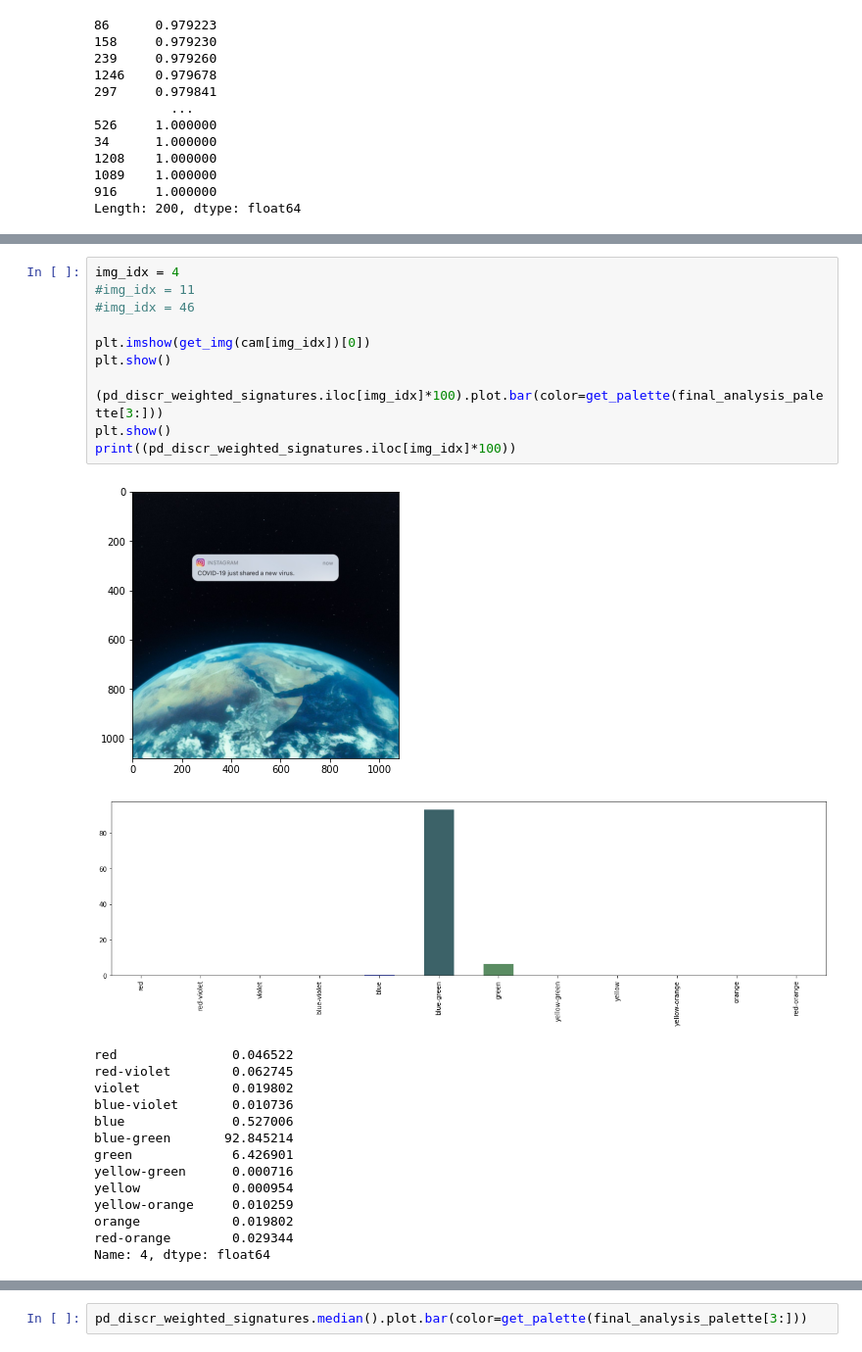
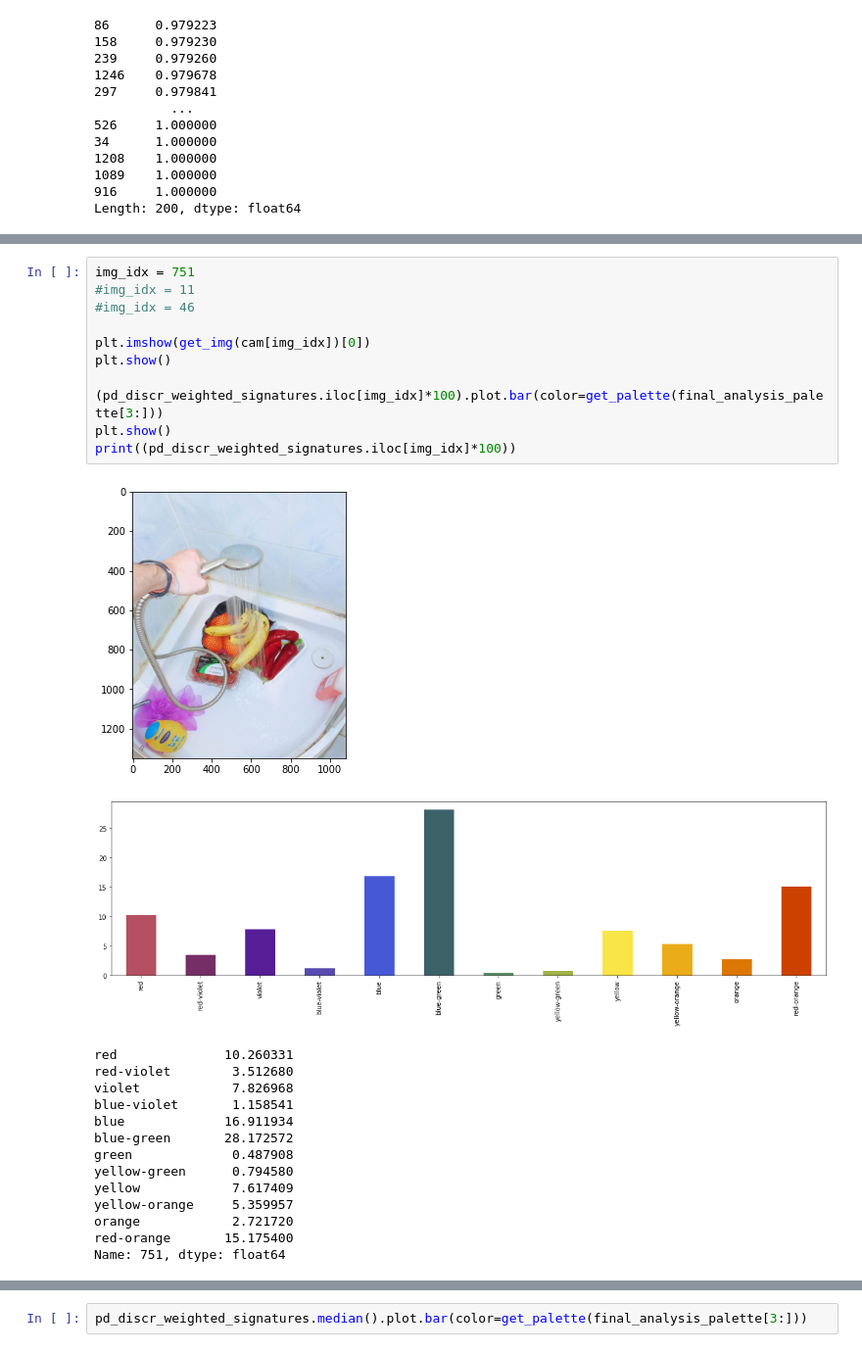
Before and after one commit to uai-art-image-processing/covid19_color_emotion_analysis, a Jupyter notebook: composicion/01_Volumen/02a_Pruebas_Cubo_Colores_Itten.ipynb, the cells around one changed output, grey strips where cells are left out. Shown at 98% size. Saved outputs shown, nothing was run; the diff lists cells and outputs as text.

```diff
--- a/composicion/01_Volumen/02a_Pruebas_Cubo_Colores_Itten.ipynb
+++ b/composicion/01_Volumen/02a_Pruebas_Cubo_Colores_Itten.ipynb
@@ -201,28 +201,28 @@ Length: 200, dtype: float64
 # %%
-img_idx = 4
+img_idx = 751
 #img_idx = 11
 #img_idx = 46
 
 plt.imshow(get_img(cam[img_idx])[0])
 plt.show()
 
 (pd_discr_weighted_signatures.iloc[img_idx]*100).plot.bar(color=get_palette(final_analysis_palette[3:]))
 plt.show()
 print((pd_discr_weighted_signatures.iloc[img_idx]*100))
 # %% [output]
-[figure, old version]
+[figure, new version]
-[figure, old version]
+[figure, new version]
-red               0.046522
-red-violet        0.062745
-violet            0.019802
-blue-violet       0.010736
-blue              0.527006
-blue-green       92.845214
-green             6.426901
-yellow-green      0.000716
-yellow            0.000954
-yellow-orange     0.010259
-orange            0.019802
-red-orange        0.029344
-Name: 4, dtype: float64
+red              10.260331
+red-violet        3.512680
+violet            7.826968
+blue-violet       1.158541
+blue             16.911934
+blue-green       28.172572
+green             0.487908
+yellow-green      0.794580
+yellow            7.617409
+yellow-orange     5.359957
+orange            2.721720
+red-orange       15.175400
+Name: 751, dtype: float64
 # %%
```
Also changed, not shown: parts of 10 cells of this notebook, 13 other files.
